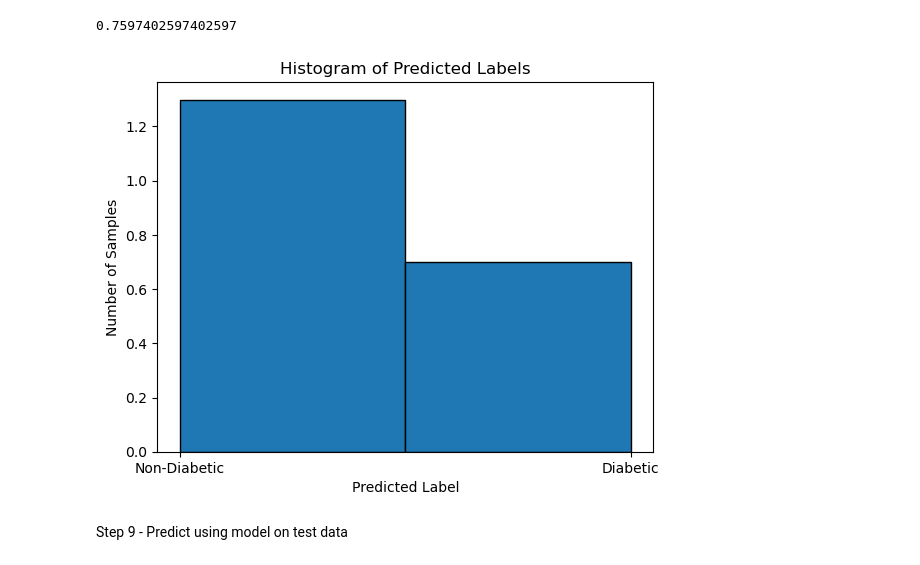
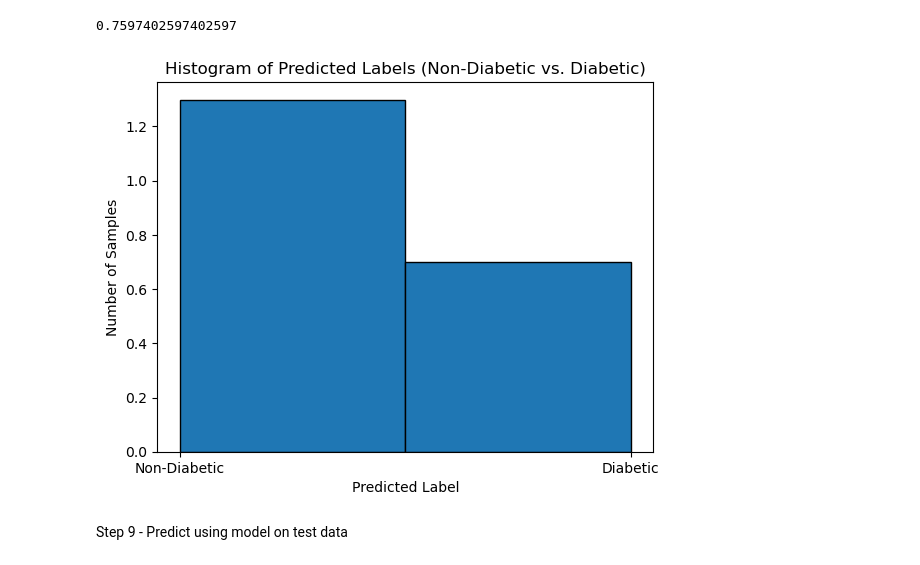
Before and after one commit to LamarOliver/AI240, a Jupyter notebook: Naive Bayes Classifier for Diabetes Prediction_dharden.ipynb, the cells around one changed output. Saved outputs shown, nothing was run; the diff lists cells and outputs as text; code cells hidden in the pictures.

```diff
--- a/Naive Bayes Classifier for Diabetes Prediction_dharden.ipynb
+++ b/Naive Bayes Classifier for Diabetes Prediction_dharden.ipynb
@@ -216,13 +216,13 @@ pred = np.array(model.predict(X_test))
 # %%
 # create visualization using histogram
 plt.hist(pred, bins=2, density=True, edgecolor='black') #density=True scales the histogram down to fractions for easier comparision
 plt.xticks([0, 1], ['Non-Diabetic', 'Diabetic'])
 plt.xlabel('Predicted Label')
 plt.ylabel('Number of Samples')
-plt.title('Histogram of Predicted Labels')
+plt.title('Histogram of Predicted Labels (Non-Diabetic vs. Diabetic)')
 plt.show()
 # %% [output]
-[figure, old version]
+[figure, new version]
 # %% [markdown]
 Step 9 - Predict using model on test data
 # %%
```
